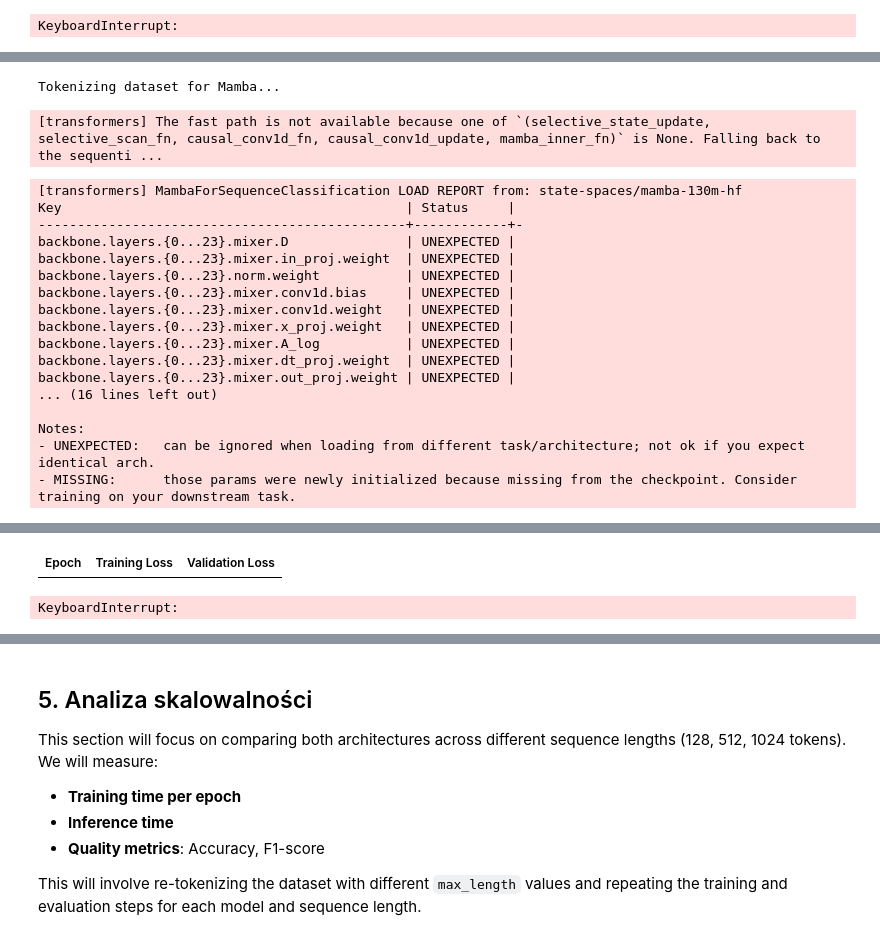
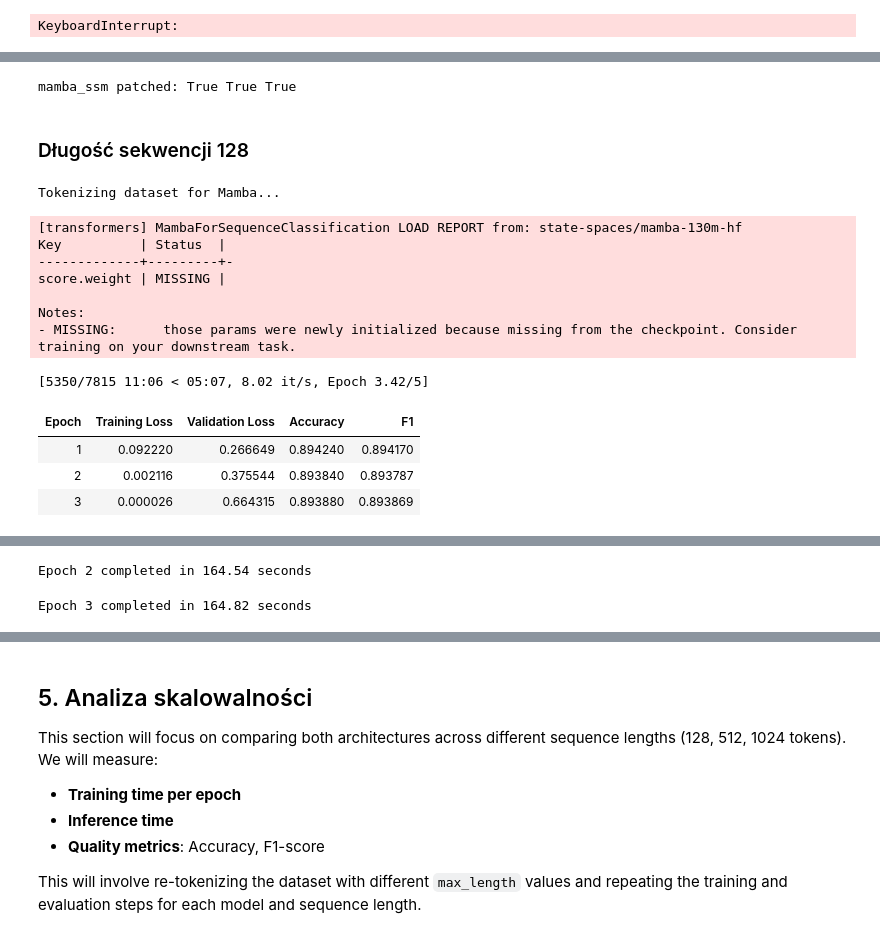
Before and after one commit to sikora77/LLM-26L-Projekt, a Jupyter notebook: LLM_Projekt.ipynb, the cells around one changed output, grey strips where cells are left out. Drawn from its saved outputs; the diff is of its cells as text; code cells hidden in the pictures.

```diff
--- a/LLM_Projekt.ipynb
+++ b/LLM_Projekt.ipynb
@@ -395,0 +389,26 @@ class MambaForSequenceClassification(MambaPreTrainedModel):
+# %%
+# ── Patch: mamba-ssm v2.x removed top-level ops that transformers still expects ──
+import mamba_ssm
+
+if not hasattr(mamba_ssm, 'selective_state_update'):
+    from mamba_ssm.ops.selective_scan_interface import (
+        selective_scan_fn,
+        selective_state_update,
+    )
+    mamba_ssm.selective_state_update = selective_state_update
+    mamba_ssm.selective_scan_fn     = selective_scan_fn
+
+if not hasattr(mamba_ssm, 'mamba_inner_fn'):
+    try:
+        from mamba_ssm.ops.selective_scan_interface import mamba_inner_fn
+        mamba_ssm.mamba_inner_fn = mamba_inner_fn
+    except ImportError:
+        # v2 renamed / removed mamba_inner_fn; None makes transformers skip it
+        mamba_ssm.mamba_inner_fn = None
+
+print("mamba_ssm patched:",
+      hasattr(mamba_ssm, 'selective_state_update'),
+      hasattr(mamba_ssm, 'selective_scan_fn'),
+      hasattr(mamba_ssm, 'mamba_inner_fn'))
+# %% [output]
+mamba_ssm patched: True True True
@@ -435,33 +502,35 @@ def fineTuneMambaClassification(tokenized_dataset, collator,batch_size=16):
     )
 
     trainer.train()
+# %% [markdown]
+### Długość sekwencji 128
 # %%
+import sys
+import torch # Import torch to get its __file__ attribute
+from transformers import DataCollatorWithPadding
+
+
+sys.modules['__main__'].__file__ = torch.__file__ # Point to an actual file from an imported module
+
 # 1. Process data for Mamba (supporting 1024 text length safely!)
 tokenized_dataset, mamba_tokenizer = prepare_mamba_dataset(dataset, max_length=128)
 
 # 2. Build the collator with the explicit Mamba tokenizer reference
-from transformers import DataCollatorWithPadding
 data_collator = DataCollatorWithPadding(tokenizer=mamba_tokenizer)
 
 # 3. Pass tokenized_dataset and data_collator into your trainer!
-fineTuneMambaClassification(tokenized_dataset,data_collator,batch_size=1)
+fineTuneMambaClassification(tokenized_dataset,data_collator,batch_size=16)
 # %% [output]
 Tokenizing dataset for Mamba...
-[transformers] The fast path is not available because one of `(selective_state_update, selective_scan_fn, causal_conv1d_fn, causal_conv1d_update, mamba_inner_fn)` is None. Falling back to the sequenti ...
+[transformers] MambaForSequenceClassification LOAD REPORT from: state-spaces/mamba-130m-hf
+Key          | Status  |
+-------------+---------+-
+score.weight | MISSING |
+
+Notes:
+- MISSING:      those params were newly initialized because missing from the checkpoint. Consider training on your downstream task.
-[transformers] MambaForSequenceClassification LOAD REPORT from: state-spaces/mamba-130m-hf
-Key                                            | Status     |
------------------------------------------------+------------+-
-backbone.layers.{0...23}.mixer.D               | UNEXPECTED |
-backbone.layers.{0...23}.mixer.in_proj.weight  | UNEXPECTED |
-backbone.layers.{0...23}.norm.weight           | UNEXPECTED |
-backbone.layers.{0...23}.mixer.conv1d.bias     | UNEXPECTED |
-backbone.layers.{0...23}.mixer.conv1d.weight   | UNEXPECTED |
-backbone.layers.{0...23}.mixer.x_proj.weight   | UNEXPECTED |
-backbone.layers.{0...23}.mixer.A_log           | UNEXPECTED |
-backbone.layers.{0...23}.mixer.dt_proj.weight  | UNEXPECTED |
-backbone.layers.{0...23}.mixer.out_proj.weight | UNEXPECTED |
-... (16 lines left out)
-
-Notes:
-- UNEXPECTED:   can be ignored when loading from different task/architecture; not ok if you expect identical arch.
-- MISSING:      those params were newly initialized because missing from the checkpoint. Consider training on your downstream task.
+[5350/7815 11:06 < 05:07, 8.02 it/s, Epoch 3.42/5]
+| Epoch | Training Loss | Validation Loss | Accuracy | F1 |
+| 1 | 0.092220 | 0.266649 | 0.894240 | 0.894170 |
+| 2 | 0.002116 | 0.375544 | 0.893840 | 0.893787 |
+| 3 | 0.000026 | 0.664315 | 0.893880 | 0.893869 |
@@ -469,2 +538,2 @@ Notes:
-| Epoch | Training Loss | Validation Loss |
-KeyboardInterrupt:
+Epoch 2 completed in 164.54 seconds
+Epoch 3 completed in 164.82 seconds
```
Also changed, not shown: parts of 39 cells of this notebook, 2 other files.
